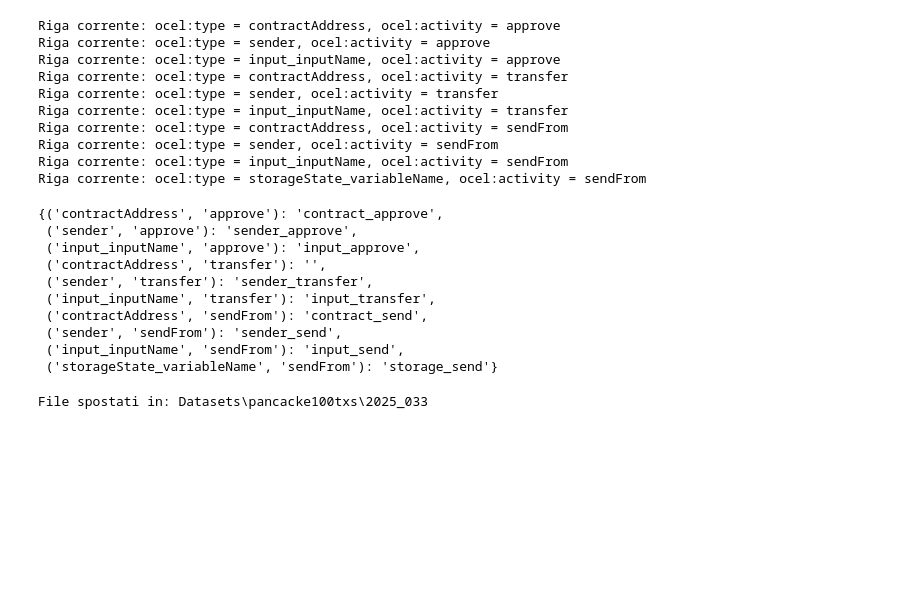
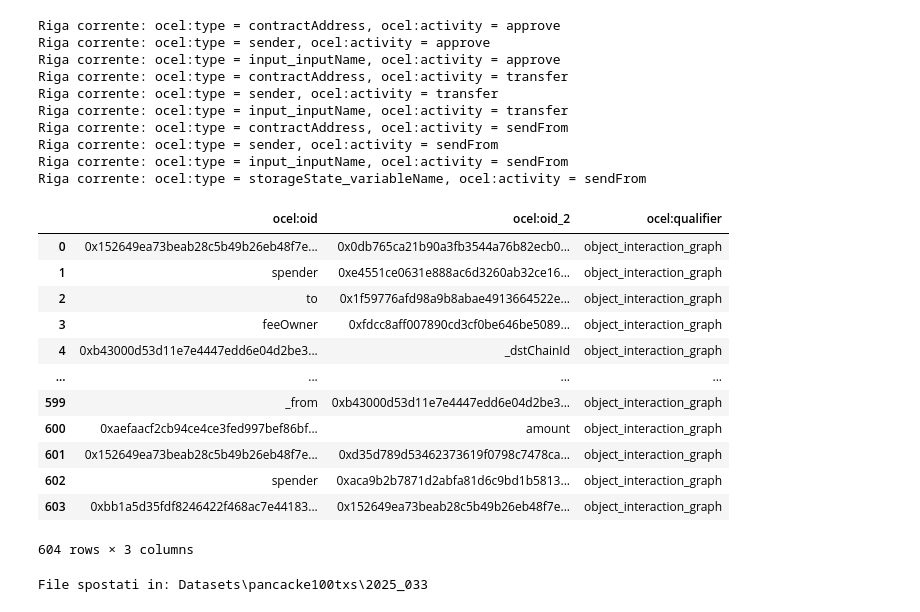
Before and after one commit to menga28/Log_to_ocel, a Jupyter notebook: mapping_json_to_ocel.ipynb, the cells around one changed output. Saved outputs shown, nothing was run; the diff lists cells and outputs as text; code cells hidden in the pictures; blank space fills up the shorter version.

```diff
--- a/mapping_json_to_ocel.ipynb
+++ b/mapping_json_to_ocel.ipynb
@@ -263,7 +263,7 @@ Activities occurrences: Counter({'approve': 226, 'sendFrom': 168, 'transfer': 96
 combination = ocel.relations[[
     'ocel:type', 'ocel:activity', 'ocel:qualifier']].drop_duplicates()
 display(combination)
-qualifier_map = {}
+qualifier_map = {('txHash', 'approve'): 'sdf', ('txHash', 'sendFrom'): 'sdf23', ('txHash', 'transfer'): '123sad'}
 
 for index, row in combination.iterrows():
     print(
@@ -296,19 +296,24 @@ Riga corrente: ocel:type = contractAddress, ocel:activity = sendFrom
 Riga corrente: ocel:type = sender, ocel:activity = sendFrom
 Riga corrente: ocel:type = input_inputName, ocel:activity = sendFrom
 Riga corrente: ocel:type = storageState_variableName, ocel:activity = sendFrom
-# %%
-qualifier_map
-# %% [output]
-{('contractAddress', 'approve'): 'contract_approve',
- ('sender', 'approve'): 'sender_approve',
- ('input_inputName', 'approve'): 'input_approve',
- ('contractAddress', 'transfer'): '',
- ('sender', 'transfer'): 'sender_transfer',
- ('input_inputName', 'transfer'): 'input_transfer',
- ('contractAddress', 'sendFrom'): 'contract_send',
- ('sender', 'sendFrom'): 'sender_send',
- ('input_inputName', 'sendFrom'): 'input_send',
- ('storageState_variableName', 'sendFrom'): 'storage_send'}
+# %%
+ocel_enriched = pm4py.ocel_o2o_enrichment(ocel, included_graphs=["object_interaction_graph"])
+# %%
+ocel_enriched.o2o
+# %% [output]
+|  | ocel:oid | ocel:oid_2 | ocel:qualifier |
+| 0 | 0x152649ea73beab28c5b49b26eb48f7e... | 0x0db765ca21b90a3fb3544a76b82ecb0... | object_interaction_graph |
+| 1 | spender | 0xe4551ce0631e888ac6d3260ab32ce16... | object_interaction_graph |
+| 2 | to | 0x1f59776afd98a9b8abae4913664522e... | object_interaction_graph |
+| 3 | feeOwner | 0xfdcc8aff007890cd3cf0be646be5089... | object_interaction_graph |
+| 4 | 0xb43000d53d11e7e4447edd6e04d2be3... | _dstChainId | object_interaction_graph |
+| ... | ... | ... | ... |
+| 599 | _from | 0xb43000d53d11e7e4447edd6e04d2be3... | object_interaction_graph |
+| 600 | 0xaefaacf2cb94ce4ce3fed997bef86bf... | amount | object_interaction_graph |
+| 601 | 0x152649ea73beab28c5b49b26eb48f7e... | 0xd35d789d53462373619f0798c7478ca... | object_interaction_graph |
+| 602 | spender | 0xaca9b2b7871d2abfa81d6c9bd1b5813... | object_interaction_graph |
+| 603 | 0xbb1a5d35fdf8246422f468ac7e44183... | 0x152649ea73beab28c5b49b26eb48f7e... | object_interaction_graph |
+604 rows × 3 columns
 # %%
 save_file(ocel, "ocel_qualifier")
 # %% [output]
```
Also changed, not shown: parts of 1 cell of this notebook, 2 other files.
